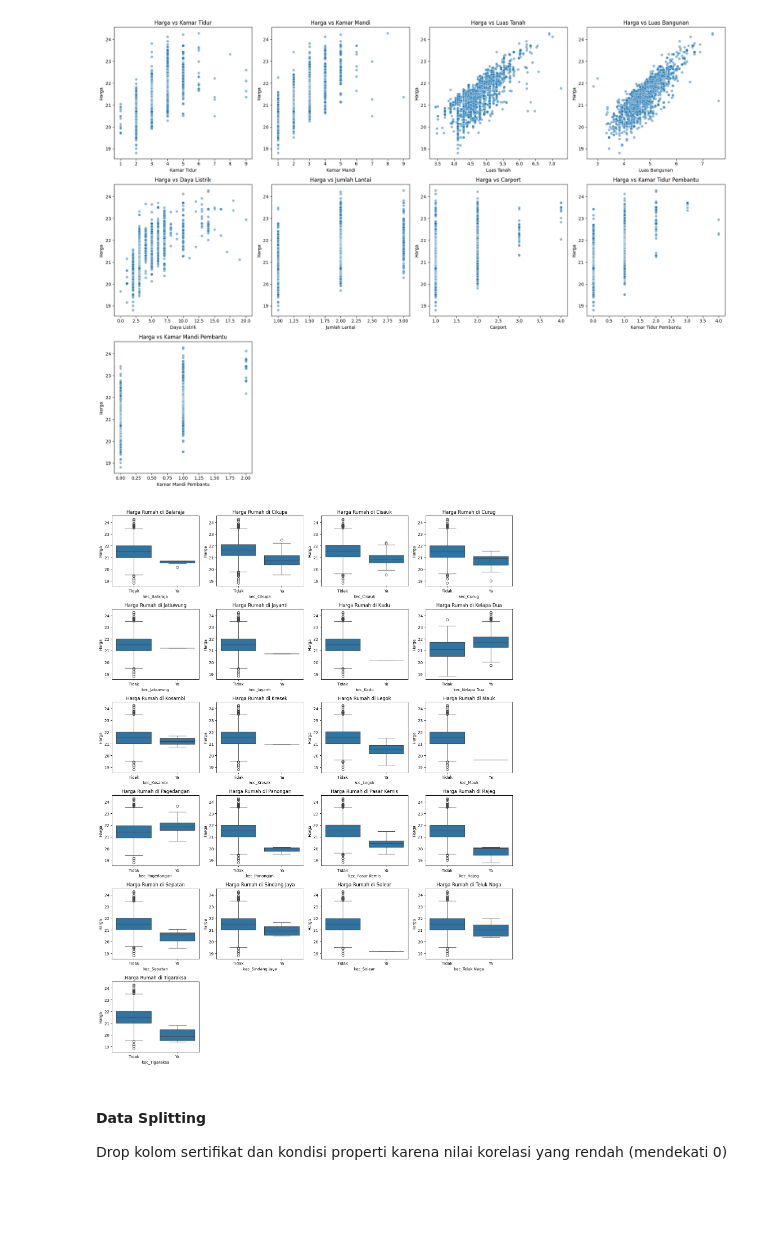
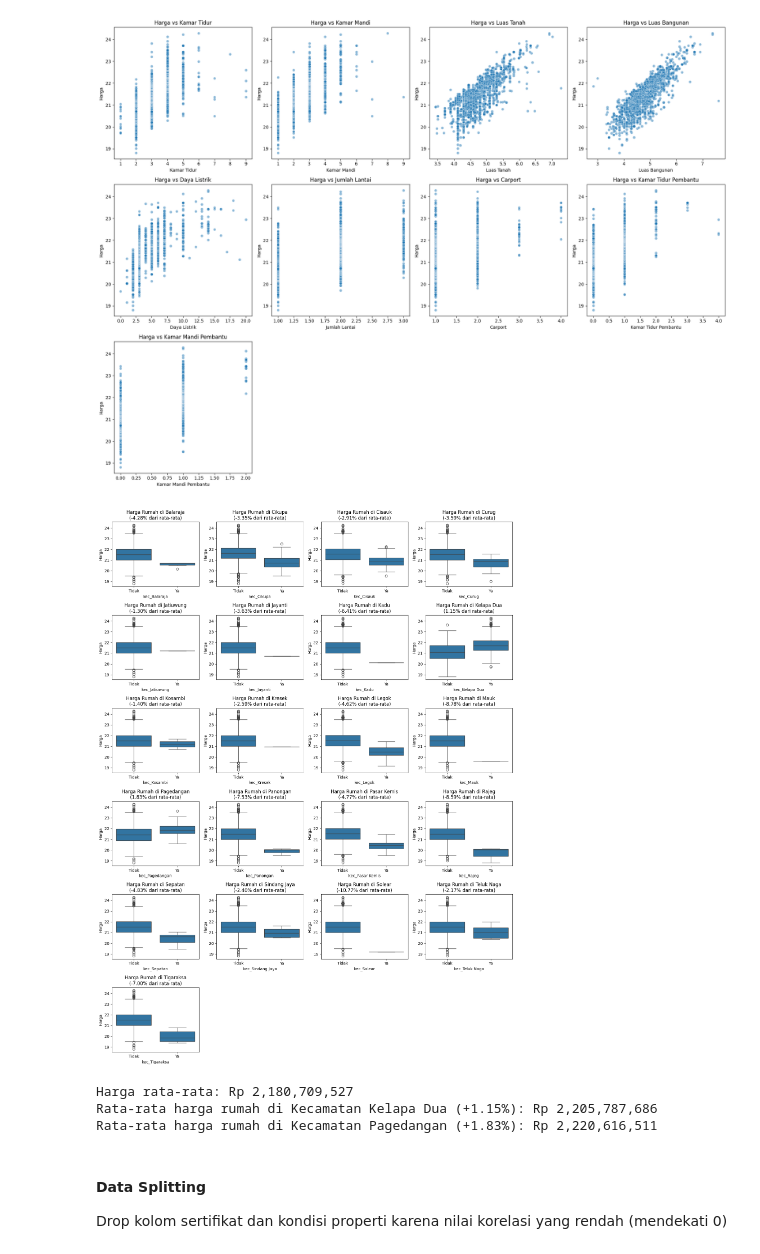
Before and after one commit to daff00/Kabupaten-Tangerang-House-Price-Prediction, a Jupyter notebook: Notebook/HousePricePrediction_KabTangerang.ipynb, the cells around one changed output. Saved outputs shown, nothing was run; the diff lists cells and outputs as text; code cells hidden in the pictures; blank space fills up the shorter version.

Commit message:
Update Final
Visualization & Price Average

```diff
--- a/Notebook/HousePricePrediction_KabTangerang.ipynb
+++ b/Notebook/HousePricePrediction_KabTangerang.ipynb
@@ -525,34 +525,54 @@ plt.show()
 # %%
 # Lihat predicted column (y) vs predictor (x)
 # Pilih semua kolom yang mengandung 'kec_' (hasil one-hot encoding)
 categorical_vars = [col for col in df_kabupaten.columns if col.startswith('kec_')]
+
+# Hitung rata-rata harga keseluruhan
+avg_price_overall = df_kabupaten['Harga'].mean()
 
 # Tentukan jumlah subplot berdasarkan jumlah kecamatan
 num_vars = len(categorical_vars)
 num_cols = 4  # Tetapkan jumlah kolom
 num_rows = -(-num_vars // num_cols)  # Hitung jumlah baris secara dinamis (ceil division)
 
-# Buat subplot grid yang hanya cukup untuk jumlah kecamatan
+# Buat subplot grid
 fig, axes = plt.subplots(num_rows, num_cols, figsize=(15, 20), squeeze=False)
-
-# Flatten axes agar mudah diiterasi
 axes = axes.flatten()
 
 # Buat boxplot untuk setiap kecamatan
 for i, cat_var in enumerate(categorical_vars):
     sns.boxplot(x=df_kabupaten[cat_var], y=df_kabupaten['Harga'], ax=axes[i])
-    axes[i].set_title(f'Harga Rumah di {cat_var.replace("kec_", "")}')
-    axes[i].set_xticks([0, 1])  # Karena one-hot hanya 0 dan 1
+
+    # Hitung rata-rata harga untuk kecamatan (hanya jika 'Ya' atau 1)
+    avg_price_kecamatan = df_kabupaten[df_kabupaten[cat_var] == 1]['Harga'].mean()
+
+    # Hitung persentase perbandingan
+    pct_diff = ((avg_price_kecamatan - avg_price_overall) / avg_price_overall) * 100
+
+    # Perbarui judul dengan persentase
+    title = f"Harga Rumah di {cat_var.replace('kec_', '')}\n({pct_diff:.2f}% dari rata-rata)"
+    axes[i].set_title(title)
+
+    # Atur label sumbu X
+    axes[i].set_xticks([0, 1])
     axes[i].set_xticklabels(['Tidak', 'Ya'])
 
 # Hapus subplot kosong jika jumlah kecamatan kurang dari jumlah grid
 for j in range(len(categorical_vars), len(axes)):
     fig.delaxes(axes[j])
 
 plt.tight_layout()
 plt.show()
 # %% [output]
-[figure, old version]
+[figure, new version]
+# %%
+print(f"Harga rata-rata: Rp {np.expm1(avg_price_overall):,.0f}")
+print(f"Rata-rata harga rumah di Kecamatan Kelapa Dua (+1.15%): Rp {np.expm1(avg_price_overall) * 1.0115:,.0f}")
+print(f"Rata-rata harga rumah di Kecamatan Pagedangan (+1.83%): Rp {np.expm1(avg_price_overall) * 1.0183:,.0f}")
+# %% [output]
+Harga rata-rata: Rp 2,180,709,527
+Rata-rata harga rumah di Kecamatan Kelapa Dua (+1.15%): Rp 2,205,787,686
+Rata-rata harga rumah di Kecamatan Pagedangan (+1.83%): Rp 2,220,616,511
 # %% [markdown]
 #### Data Splitting
 Drop kolom sertifikat dan kondisi properti karena nilai korelasi yang rendah (mendekati 0)
```
